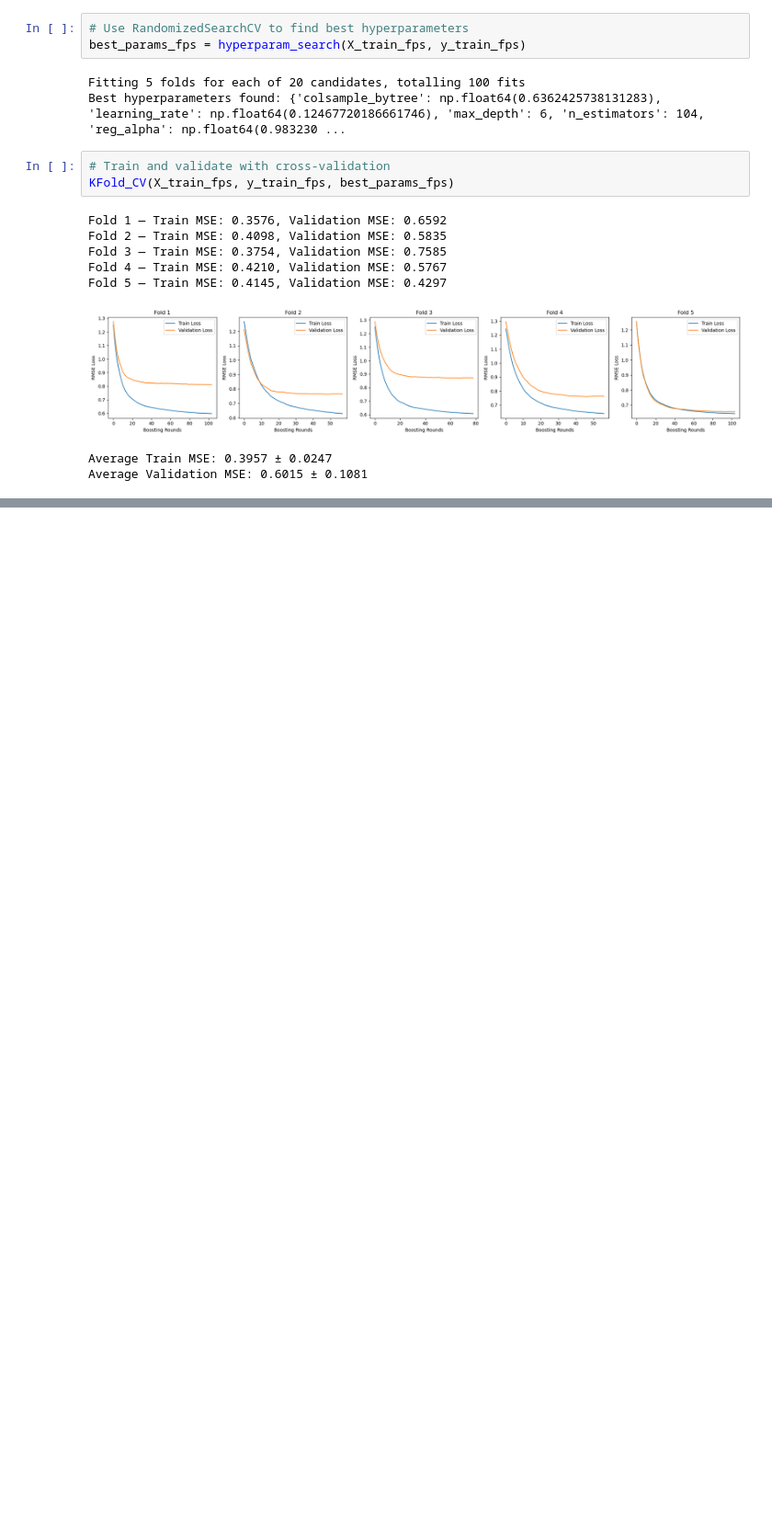
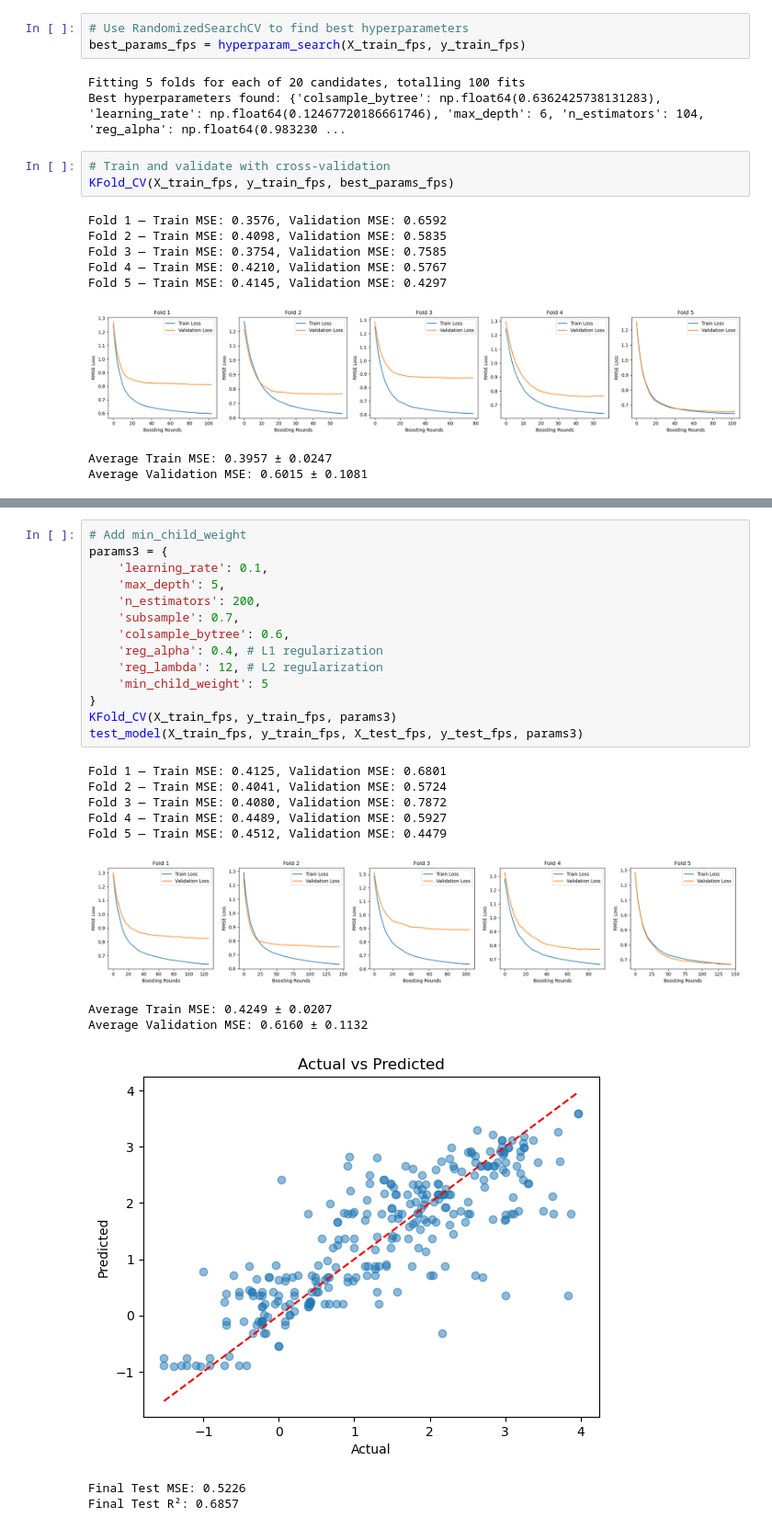
Before and after one commit to AliceTernois/c242_project, a Jupyter notebook: rianna_models2.ipynb, the cells around one changed output, grey strips where cells are left out. Shown at 92% size. Cells and saved outputs as stored; diff of their text form; blank space fills up the shorter version.

```diff
--- a/rianna_models2.ipynb
+++ b/rianna_models2.ipynb
@@ -247,0 +301,26 @@ plt.show()
+# %%
+# Add min_child_weight
+params3 = {
+    'learning_rate': 0.1,
+    'max_depth': 5,
+    'n_estimators': 200,
+    'subsample': 0.7,
+    'colsample_bytree': 0.6,
+    'reg_alpha': 0.4, # L1 regularization
+    'reg_lambda': 12, # L2 regularization
+    'min_child_weight': 5
+}
+KFold_CV(X_train_fps, y_train_fps, params3)
+test_model(X_train_fps, y_train_fps, X_test_fps, y_test_fps, params3)
+# %% [output]
+Fold 1 — Train MSE: 0.4125, Validation MSE: 0.6801
+Fold 2 — Train MSE: 0.4041, Validation MSE: 0.5724
+Fold 3 — Train MSE: 0.4080, Validation MSE: 0.7872
+Fold 4 — Train MSE: 0.4489, Validation MSE: 0.5927
+Fold 5 — Train MSE: 0.4512, Validation MSE: 0.4479
+[figure, added]
+Average Train MSE: 0.4249 ± 0.0207
+Average Validation MSE: 0.6160 ± 0.1132
+[figure, added]
+Final Test MSE: 0.5226
+Final Test R²: 0.6857
```
Also changed, not shown: parts of 12 cells of this notebook.
